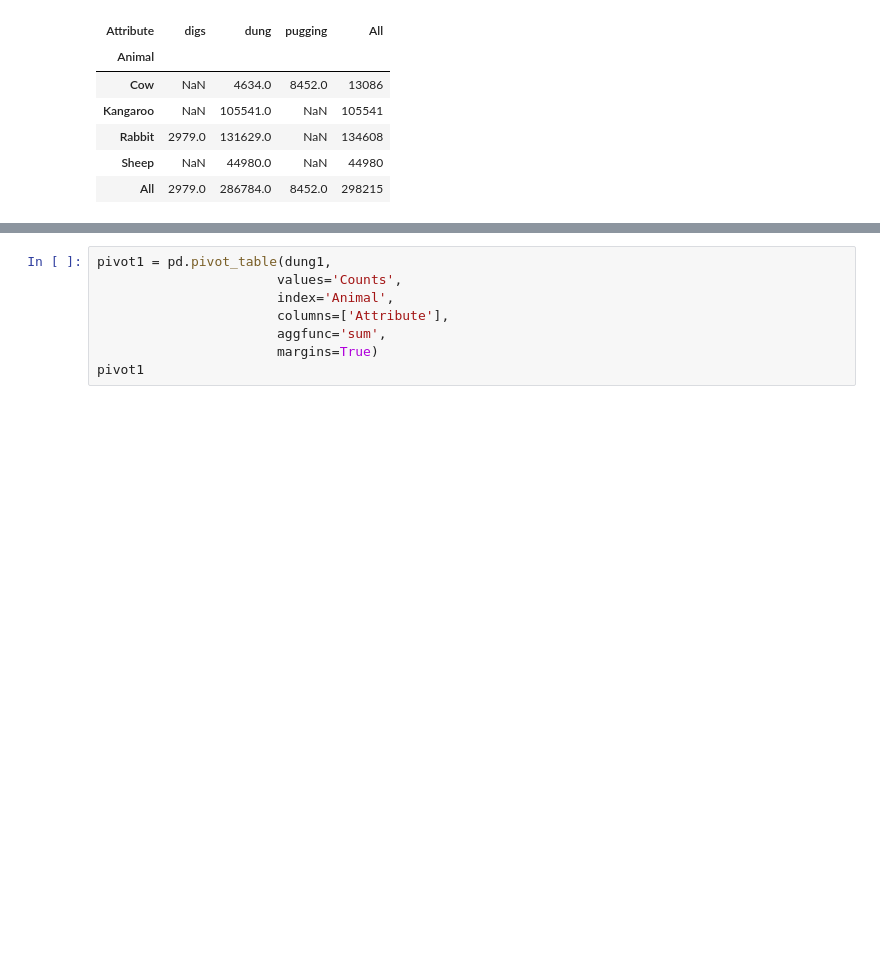
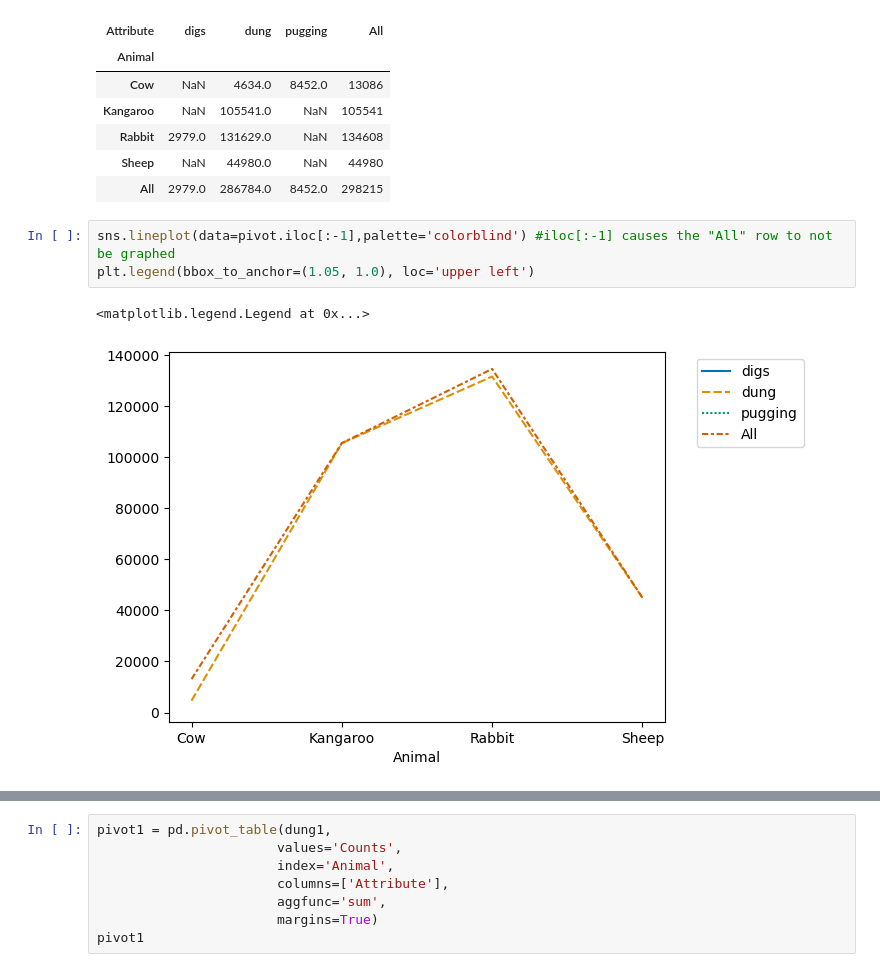
Before and after one commit to mjbeall09876/Capstone_DA09, a Jupyter notebook: NSW/grazing_intensity_dataset.ipynb, the cells around one changed output, grey strips where cells are left out. Saved outputs shown, nothing was run; the diff lists cells and outputs as text; blank space fills up the shorter version.

```diff
--- a/NSW/grazing_intensity_dataset.ipynb
+++ b/NSW/grazing_intensity_dataset.ipynb
@@ -56,3 +66,9 @@ pivot
 | Rabbit | 2979.0 | 131629.0 | NaN | 134608 |
 | Sheep | NaN | 44980.0 | NaN | 44980 |
 | All | 2979.0 | 286784.0 | 8452.0 | 298215 |
+# %%
+sns.lineplot(data=pivot.iloc[:-1],palette='colorblind') #iloc[:-1] causes the "All" row to not be graphed
+plt.legend(bbox_to_anchor=(1.05, 1.0), loc='upper left')
+# %% [output]
+<matplotlib.legend.Legend at 0x...>
+[figure, added]
```
Also changed, not shown: parts of 15 cells of this notebook, 21 other files.
